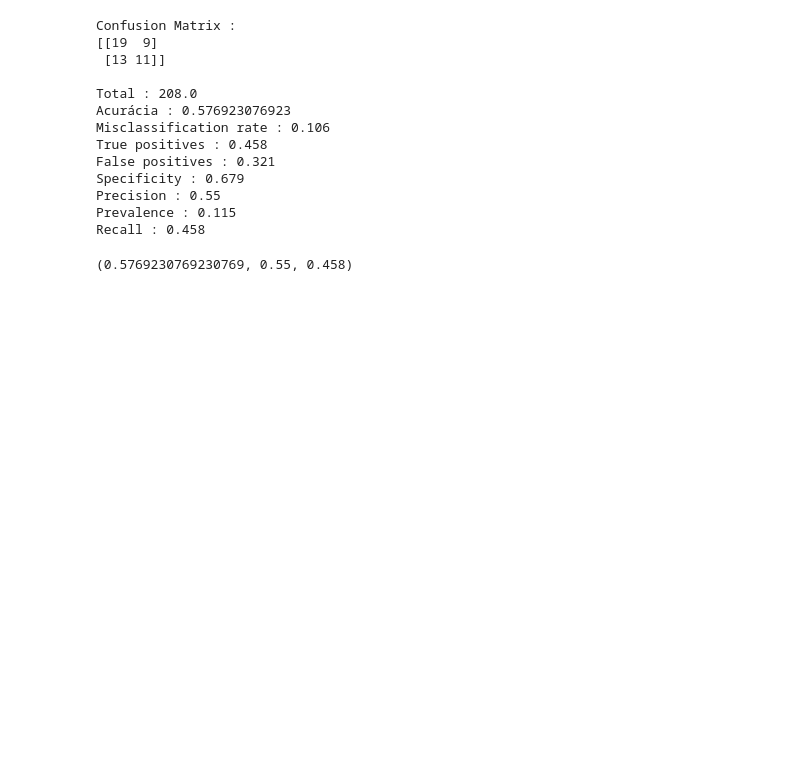
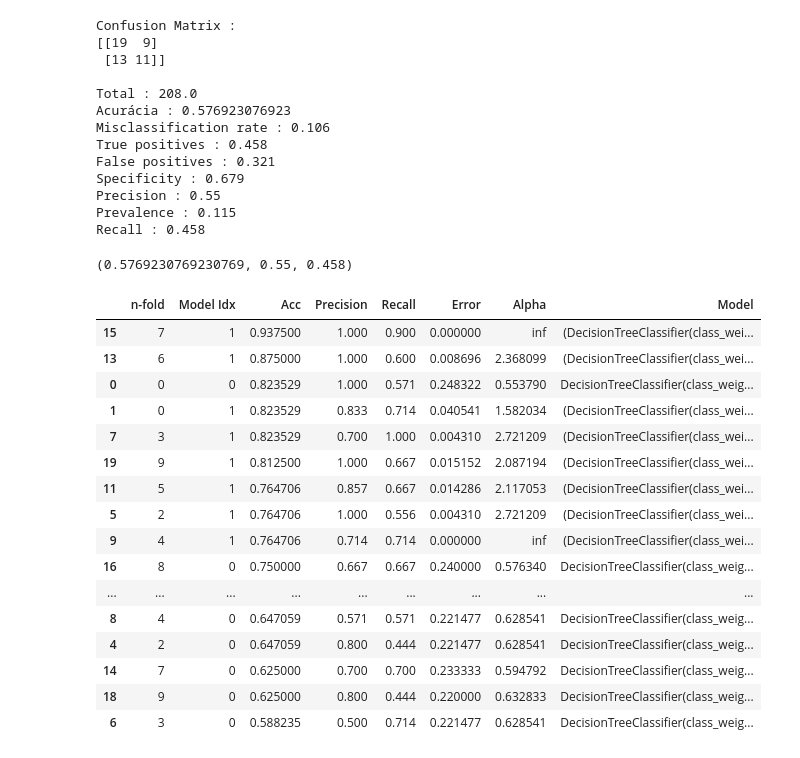
Before and after one commit to BrunoICardoso/DataScience, a Jupyter notebook: Machine Learning II/Trabalho-1-AdaBoosting/Machine Learning II - Aval-1 - Implementação AdaBoosting-v2.ipynb, the cells around one changed output. Saved outputs shown, nothing was run; the diff lists cells and outputs as text; code cells hidden in the pictures; blank space fills up the shorter version.

```diff
--- a/Machine Learning II/Trabalho-1-AdaBoosting/Machine Learning II - Aval-1 - Implementação AdaBoosting-v2.ipynb
+++ b/Machine Learning II/Trabalho-1-AdaBoosting/Machine Learning II - Aval-1 - Implementação AdaBoosting-v2.ipynb
@@ -344,3 +374,32 @@ Precision : 0.55
 Prevalence : 0.115
 Recall : 0.458
 (0.5769230769230769, 0.55, 0.458)
+# %%
+scoresDF = pd.DataFrame(scores_test, columns=["n-fold",
+                                         "Model Idx",
+                                         "Acc",
+                                         "Precision",
+                                         "Recall",
+                                         "Error",
+                                         "Alpha",
+                                         "Model"])
+
+scoresDF.sort_values(["Acc","Error"], ascending=False)
+# %% [output]
+|  | n-fold | Model Idx | Acc | Precision | Recall | Error | Alpha | Model |
+| 15 | 7 | 1 | 0.937500 | 1.000 | 0.900 | 0.000000 | inf | (DecisionTreeClassifier(class_wei... |
+| 13 | 6 | 1 | 0.875000 | 1.000 | 0.600 | 0.008696 | 2.368099 | (DecisionTreeClassifier(class_wei... |
+| 0 | 0 | 0 | 0.823529 | 1.000 | 0.571 | 0.248322 | 0.553790 | DecisionTreeClassifier(class_weig... |
+| 1 | 0 | 1 | 0.823529 | 0.833 | 0.714 | 0.040541 | 1.582034 | (DecisionTreeClassifier(class_wei... |
+| 7 | 3 | 1 | 0.823529 | 0.700 | 1.000 | 0.004310 | 2.721209 | (DecisionTreeClassifier(class_wei... |
+| 19 | 9 | 1 | 0.812500 | 1.000 | 0.667 | 0.015152 | 2.087194 | (DecisionTreeClassifier(class_wei... |
+| 11 | 5 | 1 | 0.764706 | 0.857 | 0.667 | 0.014286 | 2.117053 | (DecisionTreeClassifier(class_wei... |
+| 5 | 2 | 1 | 0.764706 | 1.000 | 0.556 | 0.004310 | 2.721209 | (DecisionTreeClassifier(class_wei... |
+| 9 | 4 | 1 | 0.764706 | 0.714 | 0.714 | 0.000000 | inf | (DecisionTreeClassifier(class_wei... |
+| 16 | 8 | 0 | 0.750000 | 0.667 | 0.667 | 0.240000 | 0.576340 | DecisionTreeClassifier(class_weig... |
+| ... | ... | ... | ... | ... | ... | ... | ... | ... |
+| 8 | 4 | 0 | 0.647059 | 0.571 | 0.571 | 0.221477 | 0.628541 | DecisionTreeClassifier(class_weig... |
+| 4 | 2 | 0 | 0.647059 | 0.800 | 0.444 | 0.221477 | 0.628541 | DecisionTreeClassifier(class_weig... |
+| 14 | 7 | 0 | 0.625000 | 0.700 | 0.700 | 0.233333 | 0.594792 | DecisionTreeClassifier(class_weig... |
+| 18 | 9 | 0 | 0.625000 | 0.800 | 0.444 | 0.220000 | 0.632833 | DecisionTreeClassifier(class_weig... |
+| 6 | 3 | 0 | 0.588235 | 0.500 | 0.714 | 0.221477 | 0.628541 | DecisionTreeClassifier(class_weig... |
```
Also changed, not shown: parts of 5 cells of this notebook, 2 other files.
